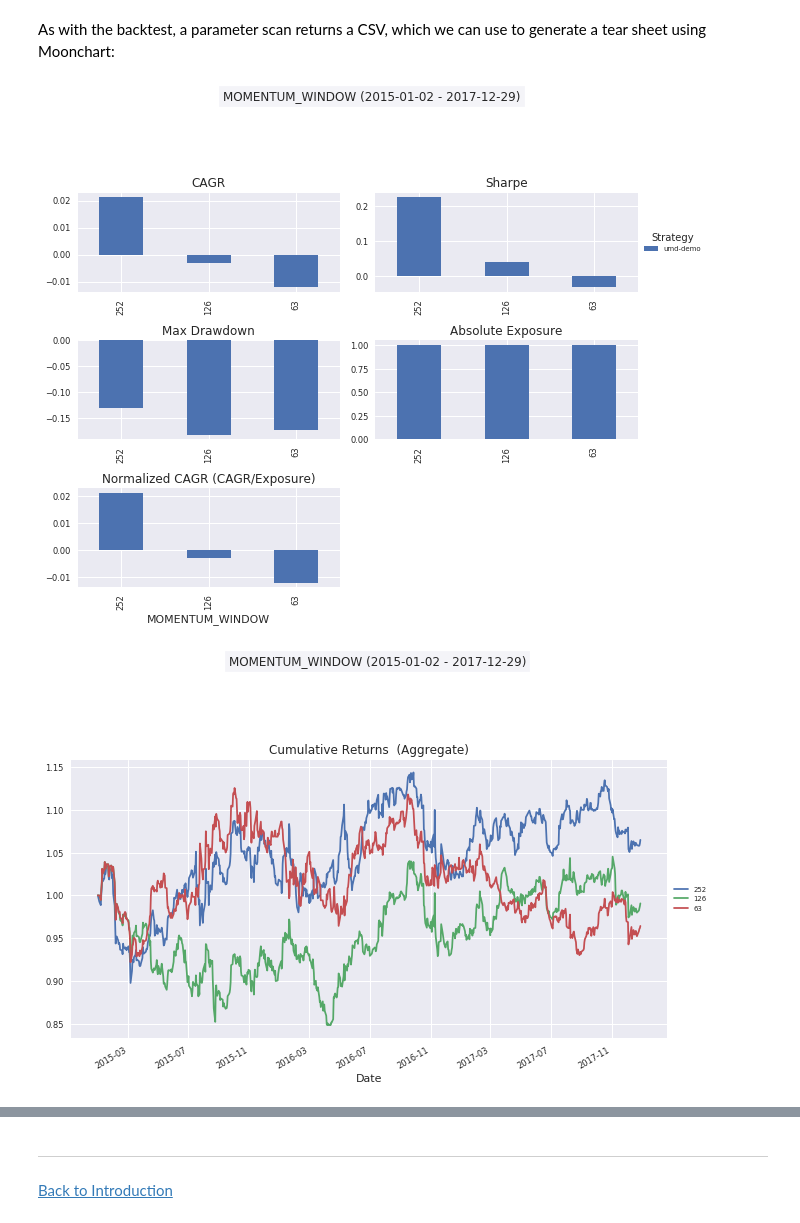
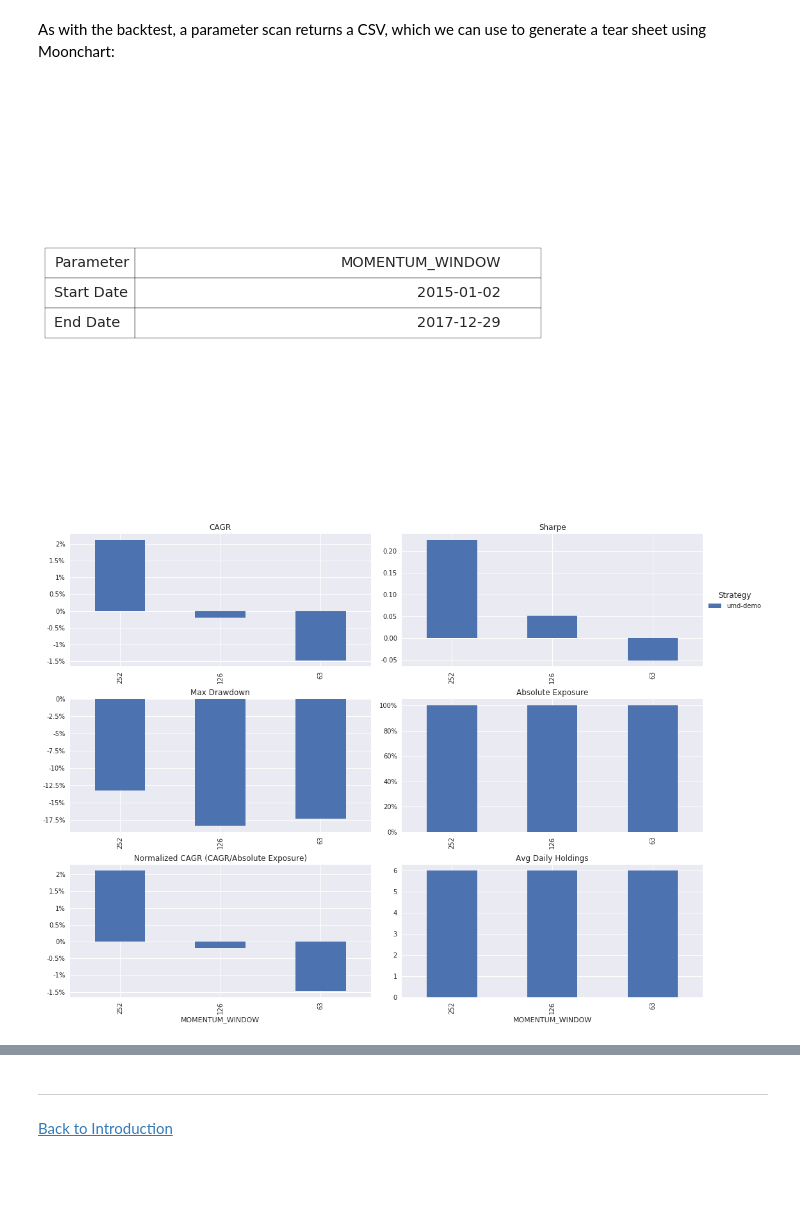
Before and after one commit to ajmal017/equities-intro, a Jupyter notebook: equities_intro/Part7-Moonshot-Parameter-Scans.ipynb, the cells around one changed output, grey strips where cells are left out. Saved outputs shown, nothing was run; the diff lists cells and outputs as text; code cells hidden in the pictures; blank space fills up the shorter version.

```diff
--- a/equities_intro/Part7-Moonshot-Parameter-Scans.ipynb
+++ b/equities_intro/Part7-Moonshot-Parameter-Scans.ipynb
@@ -32,6 +30,6 @@ import moonchart
 # %%
-t = moonchart.ParamscanTearsheet()
-t.from_moonshot_csv("umd_moonshot_MOMENTUM_WINDOW.csv")
+from moonchart import ParamscanTearsheet
+ParamscanTearsheet.from_moonshot_csv("umd_moonshot_MOMENTUM_WINDOW.csv")
 # %% [output]
-[figure, old version]
+[figure, new version]
-[figure, old version]
+[figure, new version]
```
Also changed, not shown: parts of 2 cells of this notebook, 1 other file.
